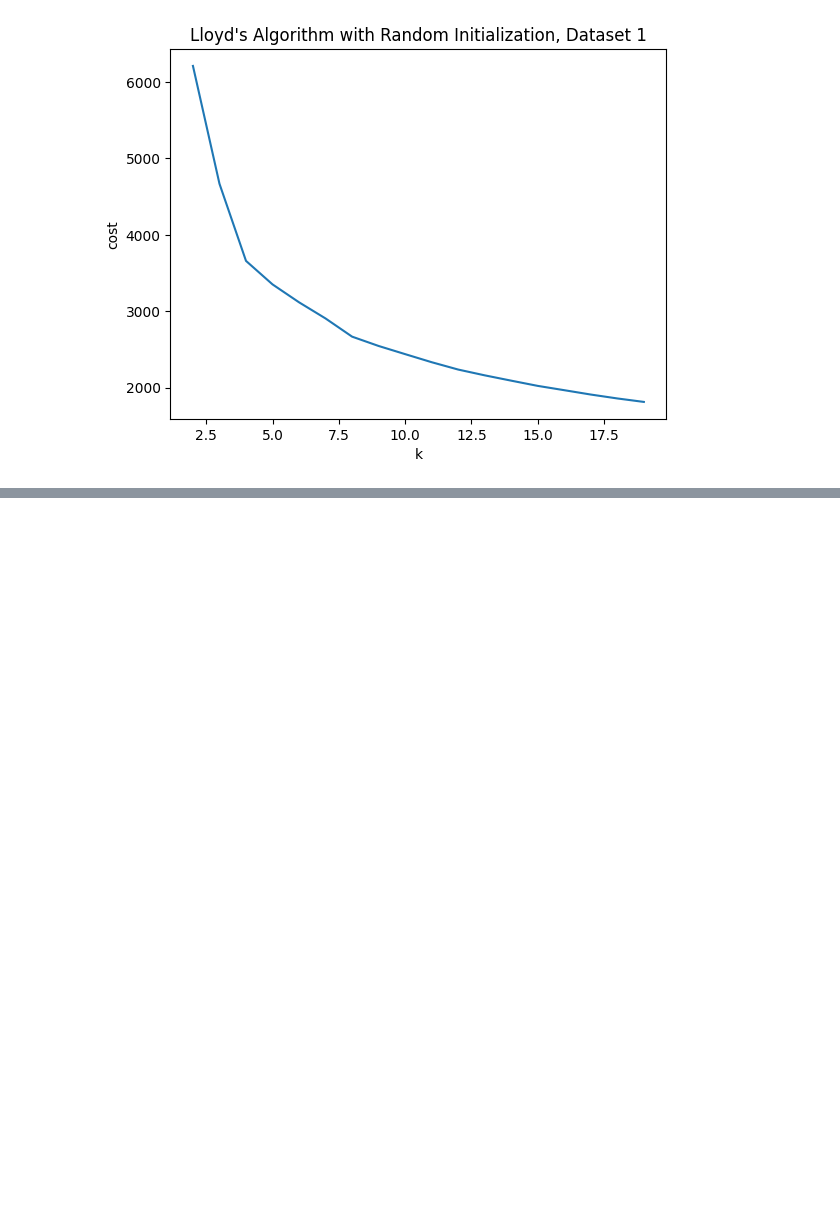
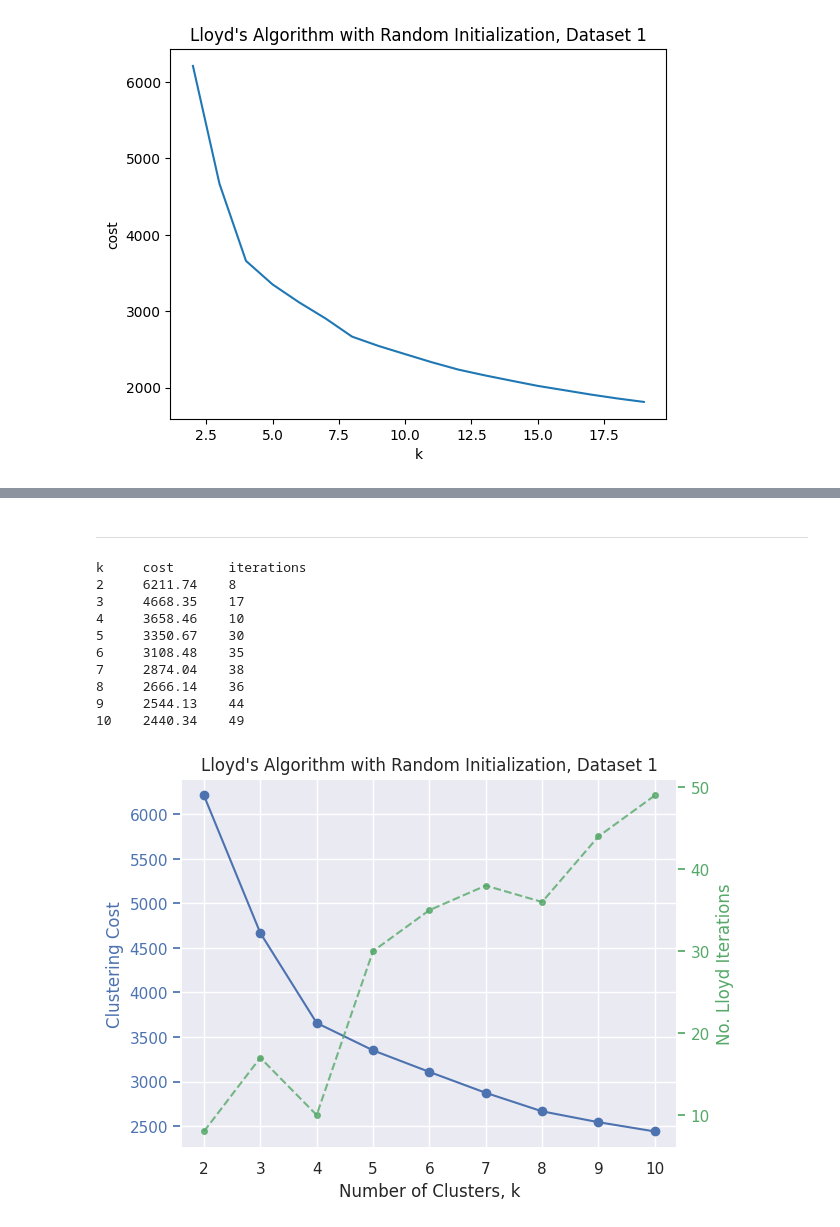
Before and after one commit to SeanMcAuliffe/data-mining, a Jupyter notebook: a3/code/a3.ipynb, the cells around one changed output, grey strips where cells are left out. Cells and saved outputs as stored; diff of their text form; code cells hidden in the pictures; blank space fills up the shorter version.

```diff
--- a/a3/code/a3.ipynb
+++ b/a3/code/a3.ipynb
@@ -285,0 +327,55 @@ k = 19, cost = 1811.4431630107977
+# %% [markdown]
+---
+# %%
+# Experiment 1: Lloyd's Algorithm with Random Initialization, Dataset 1
+
+k_values = [k for k in range(2, 11)]
+num_trials = 10
+costs = []
+iterations = []
+
+print(f"{'k':<5} {'cost':<10} {'iterations':<10}")
+for k in k_values:
+    min_cost = np.inf
+    C = None
+    steps = 0
+    for _ in range(num_trials):
+        steps_, C_ = lloyd(dataset_1, k, init_random)
+        cost = total_cost(C_)
+        if cost < min_cost:
+            steps = steps_
+            min_cost = cost
+            C = C_
+    # At this point we have the best clustering for this k
+    print(f"{k:<5} {min_cost:<10.2f} {steps:<10}")
+    iterations.append(steps)
+    costs.append(min_cost)
+
+# Plot the cost as a function of k
+fig, ax1 = plt.subplots()
+plt.title('Lloyd\'s Algorithm with Random Initialization, Dataset 1')
+
+ax1.plot(k_values, costs, marker='o', linestyle='-', markersize=6)
+ax1.set_xlabel('Number of Clusters, k')
+ax1.set_ylabel('Clustering Cost', color='b')
+ax1.tick_params('y', colors='b', labelcolor='b')
+
+ax2 = ax1.twinx()
+ax2.plot(k_values, iterations, marker='o', linestyle='--', markersize=4, color='g', alpha=0.8)
+ax2.set_ylabel('No. Lloyd Iterations', color='g')
+ax2.tick_params('y', colors='g', labelcolor='g')
+ax2.grid(False)
+
+plt.show()
+# %% [output]
+k     cost       iterations
+2     6211.74    8
+3     4668.35    17
+4     3658.46    10
+5     3350.67    30
+6     3108.48    35
+7     2874.04    38
+8     2666.14    36
+9     2544.13    44
+10    2440.34    49
+[figure, added]
```
Also changed, not shown: parts of 25 cells of this notebook, 1 other file.
